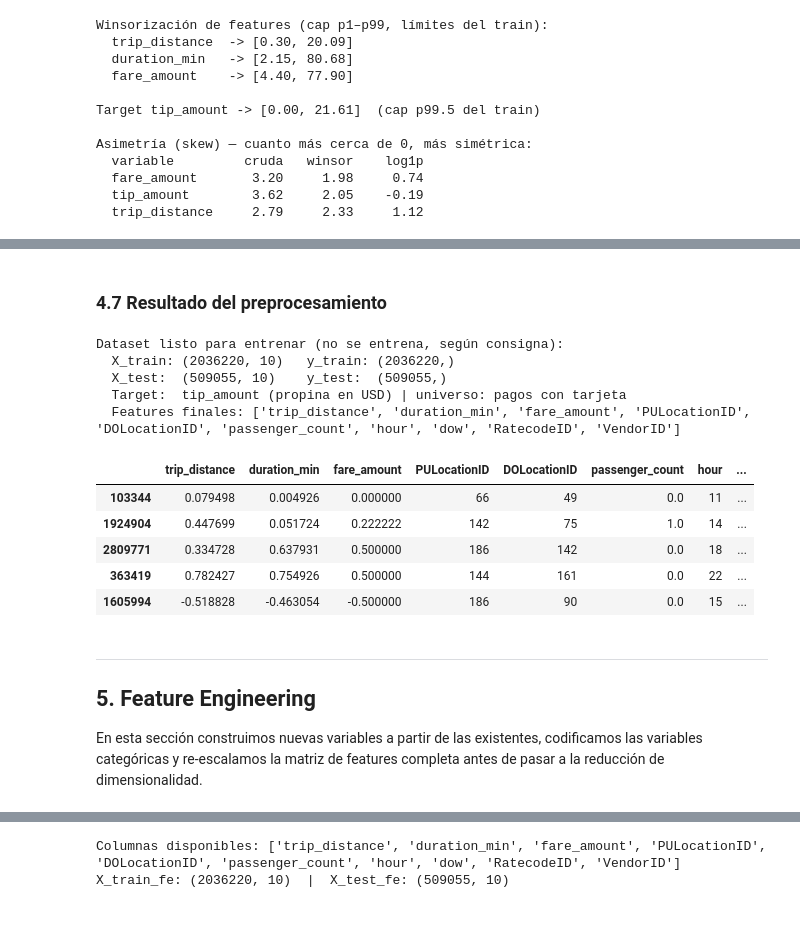
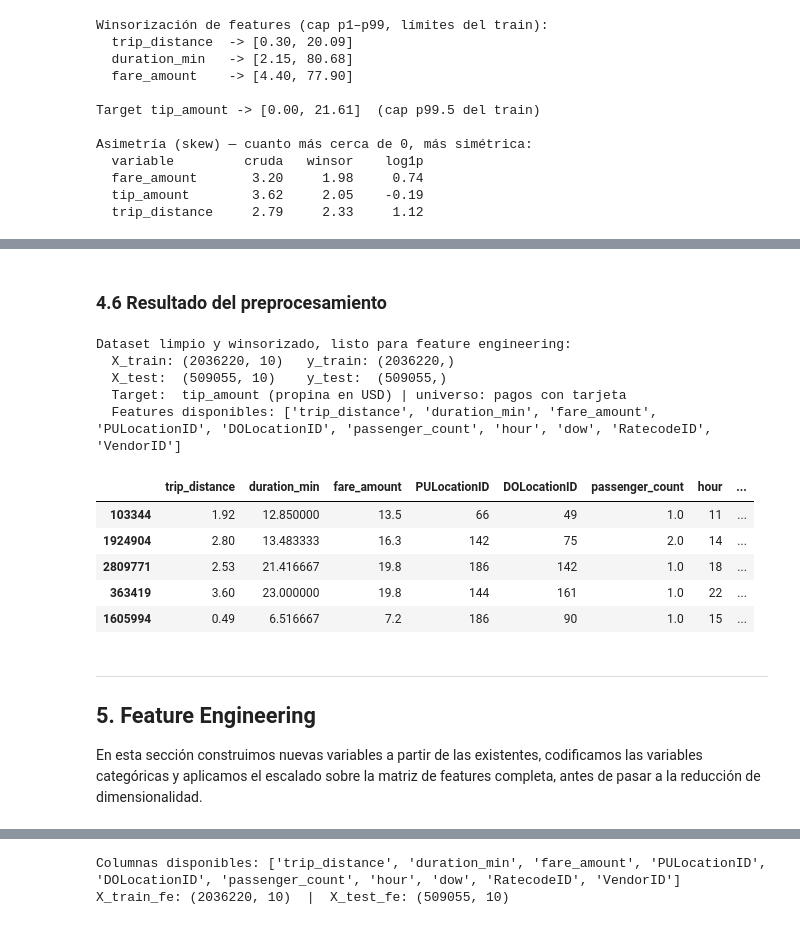
Before and after one commit to nmoguilner/ceia_add, a Jupyter notebook: tp_grupal_yellowtaxi_target_propina.ipynb, the cells around one changed output, grey strips where cells are left out. Drawn from its saved outputs; the diff is of its cells as text; code cells hidden in the pictures.

```diff
--- a/tp_grupal_yellowtaxi_target_propina.ipynb
+++ b/tp_grupal_yellowtaxi_target_propina.ipynb
@@ -1145,26 +1136,27 @@ Escala (IQR) usada por el scaler:     {'trip_distance': 2.39, 'duration_min': 13
 # %% [markdown]
-### 4.7 Resultado del preprocesamiento
+### 4.6 Resultado del preprocesamiento
 # %%
-print('Dataset listo para entrenar (no se entrena, según consigna):')
-print(f'  X_train: {X_train_scaled.shape}   y_train: {y_train.shape}')
-print(f'  X_test:  {X_test_scaled.shape}    y_test:  {y_test.shape}')
+print('Dataset limpio y winsorizado, listo para feature engineering:')
+print(f'  X_train: {X_train.shape}   y_train: {y_train.shape}')
+print(f'  X_test:  {X_test.shape}    y_test:  {y_test.shape}')
 print(f'  Target:  tip_amount (propina en USD) | universo: pagos con tarjeta')
-print(f'  Features finales: {list(X_train_scaled.columns)}')
-X_train_scaled.head()
+print(f'  Features disponibles: {list(X_train.columns)}')
+X_train.head()
 # %% [output]
-Dataset listo para entrenar (no se entrena, según consigna):
+Dataset limpio y winsorizado, listo para feature engineering:
   X_train: (2036220, 10)   y_train: (2036220,)
   X_test:  (509055, 10)    y_test:  (509055,)
   Target:  tip_amount (propina en USD) | universo: pagos con tarjeta
-  Features finales: ['trip_distance', 'duration_min', 'fare_amount', 'PULocationID', 'DOLocationID', 'passenger_count', 'hour', 'dow', 'RatecodeID', 'VendorID']
+  Features disponibles: ['trip_distance', 'duration_min', 'fare_amount', 'PULocationID', 'DOLocationID', 'passenger_count', 'hour', 'dow', 'RatecodeID', 'VendorID']
 |  | trip_distance | duration_min | fare_amount | PULocationID | DOLocationID | passenger_count | hour | ... |
-| 103344 | 0.079498 | 0.004926 | 0.000000 | 66 | 49 | 0.0 | 11 | ... |
-| 1924904 | 0.447699 | 0.051724 | 0.222222 | 142 | 75 | 1.0 | 14 | ... |
-| 2809771 | 0.334728 | 0.637931 | 0.500000 | 186 | 142 | 0.0 | 18 | ... |
-| 363419 | 0.782427 | 0.754926 | 0.500000 | 144 | 161 | 0.0 | 22 | ... |
-| 1605994 | -0.518828 | -0.463054 | -0.500000 | 186 | 90 | 0.0 | 15 | ... |
+| 103344 | 1.92 | 12.850000 | 13.5 | 66 | 49 | 1.0 | 11 | ... |
+| 1924904 | 2.80 | 13.483333 | 16.3 | 142 | 75 | 2.0 | 14 | ... |
+| 2809771 | 2.53 | 21.416667 | 19.8 | 186 | 142 | 1.0 | 18 | ... |
+| 363419 | 3.60 | 23.000000 | 19.8 | 144 | 161 | 1.0 | 22 | ... |
+| 1605994 | 0.49 | 6.516667 | 7.2 | 186 | 90 | 1.0 | 15 | ... |
 # %% [markdown]
 ---
+
 ## 5. Feature Engineering
 
-En esta sección construimos nuevas variables a partir de las existentes, codificamos las variables categóricas y re-escalamos la matriz de features completa antes de pasar a la reducción de dimensionalidad.
+En esta sección construimos nuevas variables a partir de las existentes, codificamos las variables categóricas y aplicamos el escalado sobre la matriz de features completa, antes de pasar a la reducción de dimensionalidad.
```
Also changed, not shown: parts of 68 cells of this notebook.
